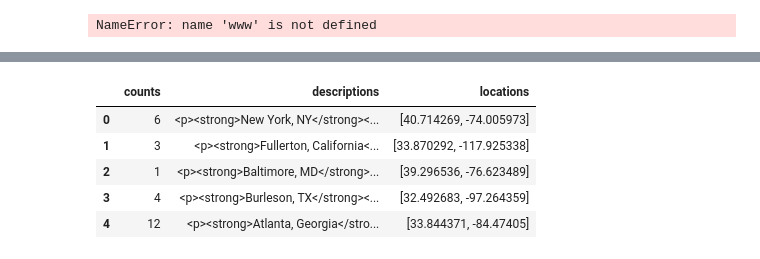
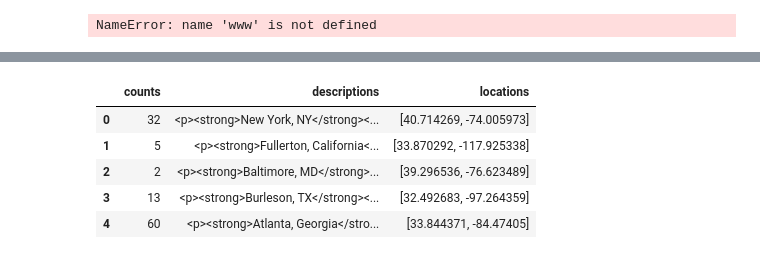
Before and after one commit to matlisa/crimsondance, a Jupyter notebook: Map.ipynb, the cells around one changed output, grey strips where cells are left out. Drawn from its saved outputs; the diff is of its cells as text; code cells hidden in the pictures.

```diff
--- a/Map.ipynb
+++ b/Map.ipynb
@@ -139,5 +143,4 @@ def read_kml(fname='ss.kml'):
                             (placemark.geometry.y, placemark.geometry.x, )})
     return points
 # %%
-df=pd.read_csv("./all_05.csv")
-df.head()
+df=pd.read_csv("./all_05_14.csv")
@@ -172,41 +147,55 @@ df
 # %%
 import ast
 datadict = {}
 locations = []
 descriptions = []
 counts = []
-for index, song in df.iterrows():
-    location = ast.literal_eval(song['artist_location'])
-    year = song['year']
-    artist = song['artist_name']
-    song = song['song']
+for index, songs in df.iterrows():
+    location = ast.literal_eval(songs['artist_location'])
+    year = songs['year']
+    artist = songs['artist_name']
+    artistlink = songs['url']
+    song = songs['song']
+    songlink = songs['songurl']
     if not location:
         continue
     latitude = location['latitude']
     longitude = location['longitude']
     city = location['location']
     if [latitude, longitude] not in locations:
         locations.append([latitude, longitude])
-        descriptions.append('<p><strong>%s</strong></p><br><p>%s, %s (%s)</p>' % (city, song, artist, year))
+        descriptions.append(
+            '<p><strong>%s</strong></p>' % city
+            + '<br>'
+            + '<p><a href="https://en.wikipedia.org%s">%s</a>' % (songlink, song)
+            + ', <a href="https://en.wikipedia.org%s">%s</a>' % (artistlink, artist)
+            + ' (<a href="https://en.wikipedia.org/wiki/Billboard_Year-End_Hot_100_singles_of_%s">%s</a>)' % (year, year)
+        )
         counts.append(1)
     else:
         pos = locations.index([latitude, longitude])
         description = descriptions.pop(pos)
-        descriptions.insert(pos, '%s<p>%s, %s (%s)</p>' % (description, song, artist, year))
+        descriptions.insert(
+            pos,
+            '%s' % description
+            + '<p><a href="https://en.wikipedia.org%s">%s</a>' % (songlink, song)
+            + ', <a href="https://en.wikipedia.org%s">%s</a>' % (artistlink, artist)
+            + ' (<a href="https://en.wikipedia.org/wiki/Billboard_Year-End_Hot_100_singles_of_%s">%s</a>)' % (year, year)
+        )
         count = counts.pop(pos)
         counts.insert(pos, 1+count)
 datadict['locations'] = locations
 datadict['descriptions'] = descriptions
 datadict['counts'] = counts
 newdf = pd.DataFrame(datadict)
 newdf.head()
 # %% [output]
 |  | counts | descriptions | locations |
-| 0 | 6 | <p><strong>New York, NY</strong><... | [40.714269, -74.005973] |
-| 1 | 3 | <p><strong>Fullerton, California<... | [33.870292, -117.925338] |
-| 2 | 1 | <p><strong>Baltimore, MD</strong>... | [39.296536, -76.623489] |
-| 3 | 4 | <p><strong>Burleson, TX</strong><... | [32.492683, -97.264359] |
-| 4 | 12 | <p><strong>Atlanta, Georgia</stro... | [33.844371, -84.47405] |
+| 0 | 32 | <p><strong>New York, NY</strong><... | [40.714269, -74.005973] |
+| 1 | 5 | <p><strong>Fullerton, California<... | [33.870292, -117.925338] |
+| 2 | 2 | <p><strong>Baltimore, MD</strong>... | [39.296536, -76.623489] |
+| 3 | 13 | <p><strong>Burleson, TX</strong><... | [32.492683, -97.264359] |
+| 4 | 60 | <p><strong>Atlanta, Georgia</stro... | [33.844371, -84.47405] |
 # %%
 import folium
 
```
Also changed, not shown: parts of 4 cells of this notebook.
